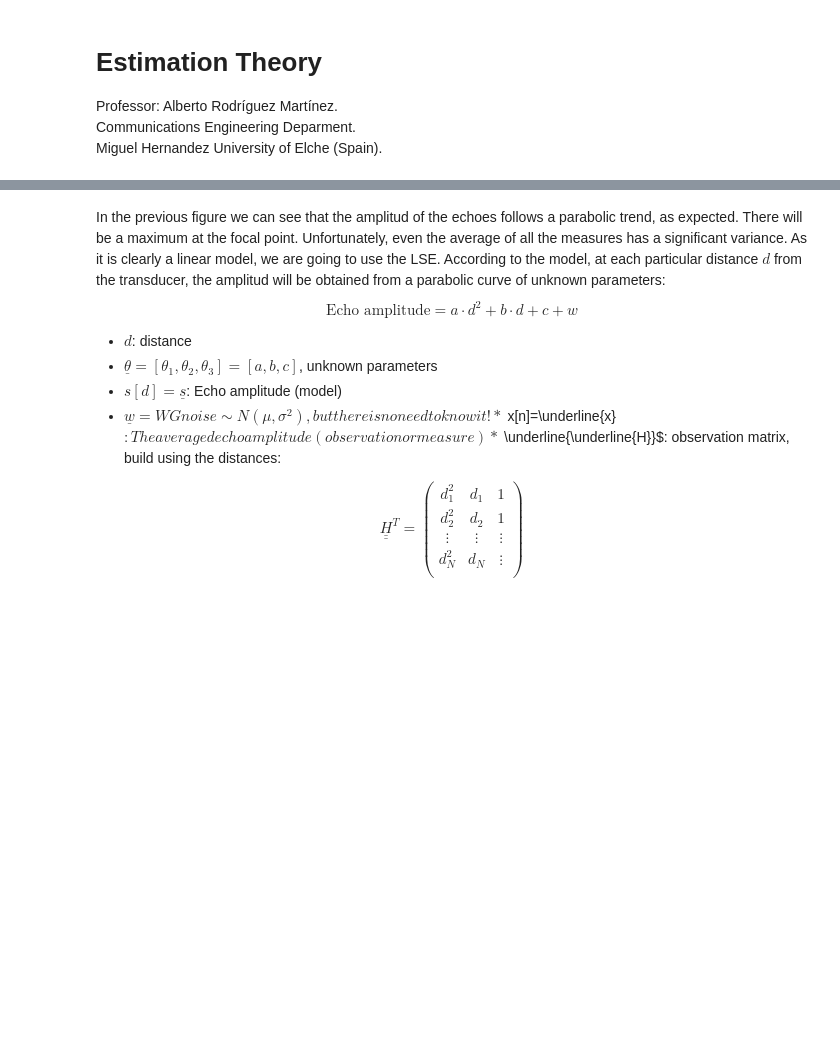
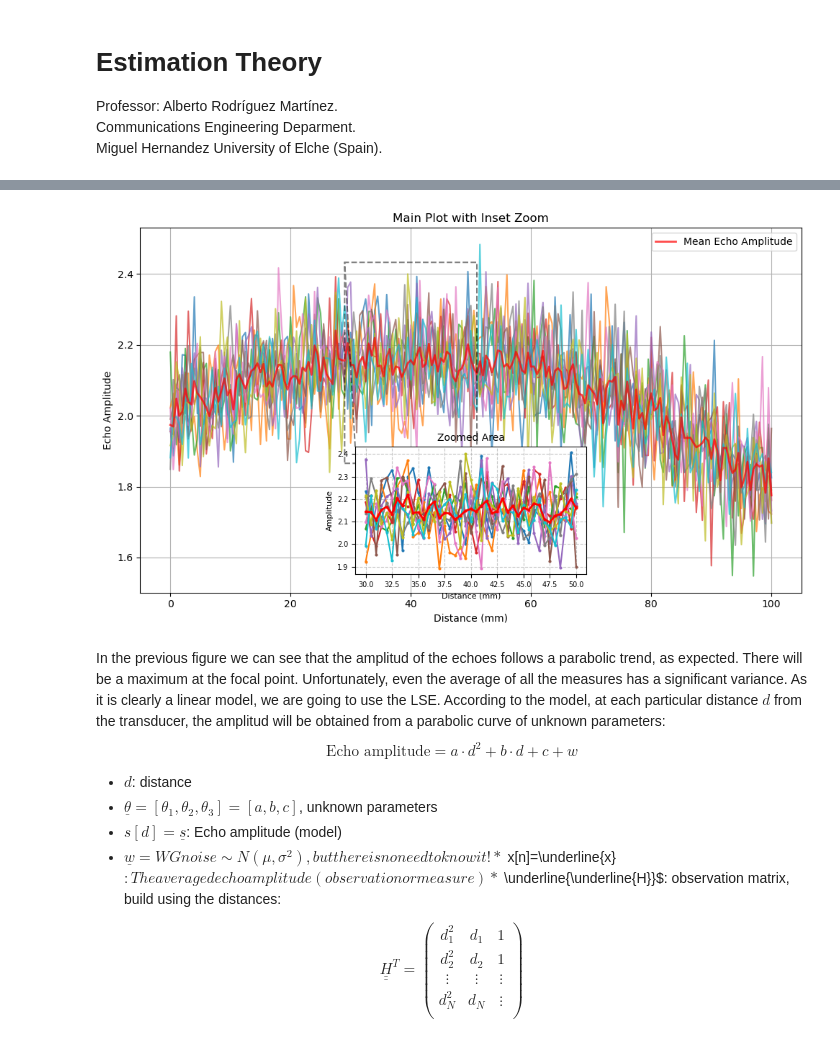
Before and after one commit to Alberto-Rodriguez-Martinez/statistical-signal-processing, a Jupyter notebook: notebooks/Estimation_Theory.ipynb, the cells around one changed output, grey strips where cells are left out. Cells and saved outputs as stored; diff of their text form; code cells hidden in the pictures; blank space fills up the shorter version.

```diff
--- a/notebooks/Estimation_Theory.ipynb
+++ b/notebooks/Estimation_Theory.ipynb
@@ -346,6 +293,15 @@ In this practice, we will see a real case of applying parameter estimation to so
 
 We will try to estimate the focal distance of the transducer from calibration measurements. The calibration measurements will consist of obtaining the maximum received ultrasonic signal when a reference reflector is illuminated at different distances. That is, a reflector is placed on the transducer surface and moved away from it in 2mm intervals while ultrasonic pulses are generated and the reflected signals are recorded. Then, the maximum of each reflected pulse is measured, thus obtaining the trend of the acoustic field's maximum as a function of the reflector's distance from the transducer. We are now going to load and plot some data, to see if there is any trend that help us bulid a model. We will repeat the experiment 10 times, and then average the measurements at each distance to reduce the variance.
 # %%
+# next lines are needed to find data and code
+from pathlib import Path
+import sys
+# notebook folder (D:\proyecto_dardos\notebooks)
+notebook_dir = Path.cwd()
+project_root = notebook_dir.parent
+# add foler 'codigo' to the modeules path
+sys.path.append(str(project_root / "codigo"))
+
 import numpy as np  # importamos numpy, librería de cálculo científico
 from scipy import signal  # importamos numpy, librería de procesado de señal
 from scipy import stats  # importamos numpy, librería de estadística y probabilidad
@@ -353,16 +309,20 @@ import matplotlib.pylab as plt  # importamos matplotly, librería para represent
 
 # Here we create our function to load the data
 def loadmydata(fname, N, Nsets):
-  y = np.loadtxt(fname=fname)
-  y = np.reshape(y,(Nsets,N)).T
-  return y
+    y = np.loadtxt(fname=fname)
+    # Comprobación opcional para evitar errores silenciosos
+    if y.size != N * Nsets:
+        raise ValueError(f"Tamaño de datos {y.size} != N*Nsets = {N*Nsets}")
+    y = np.reshape(y, (Nsets, N)).T
+    return y
 
-distance = np.loadtxt(fname='./Datos_P2_txt/EM1_TA_1_X.txt',max_rows=None)
-N = len(x)
+distance = np.loadtxt(fname=str(project_root) + '/data/Datos_P2_txt/EM1_TA_1_X.txt',max_rows=None)
+N = len(distance)
+
 
 # load EM1 (all sets):
-Echo_Amp = loadmydata(fname='./Datos_P2_txt/EM2_TA_10_Y.txt', N=N, Nsets=10)
-MEan_Echo_Amp = np.mean(Echo_Amp, axis=1)
+Echo_Amp = loadmydata(fname=str(project_root) + '/data/Datos_P2_txt/EM1_TA_10_Y.txt', N=N, Nsets=10)
+Mean_Echo_Amp = np.mean(Echo_Amp, axis=1)
 
 
 # Let's define the region we want to zoom in on
@@ -393,33 +353,35 @@ ax.legend()
 #   - Start at 60% of the parent axes width from the left
 #   - Start at 60% of the parent axes height from the bottom
 #   - Have a width of 30% of the parent axes width
 #   - Have a height of 30% of the parent axes height
 # Calculate x for centering: (1 - inset_width) / 2
 inset_width = 0.35
 inset_height = 0.35
 inset_x_centered = (1 - inset_width) / 2
 inset_y_bottom = 0.05 # A small value to place it near the bottom
 
 # Position the inset axes in the bottom-center
 axins = ax.inset_axes([inset_x_centered, inset_y_bottom, inset_width, inset_height])
 
 # Plot the zoomed data on the inset axes
 axins.plot(zoomed_distance*1000, zoomed_amplitude, linestyle='-', marker='.', markersize=4)
 axins.plot(zoomed_distance*1000, zoomed_mean_amplitude, linestyle='-', marker='.',
            color='red', lw=2, markersize=4, label='Zoomed Region')
 axins.set_title("Zoomed Area", fontsize=10) # Title for the inset
 axins.set_xlabel("Distance (mm)", fontsize=8) # Smaller labels for inset
 axins.set_ylabel("Amplitude", fontsize=8)
 axins.tick_params(labelsize=7) # Smaller tick labels
 axins.grid(True, linestyle='--', alpha=0.7) # Grid for the inset
 
 # --- 4. (Optional but recommended) Indicate the zoomed region on the main plot ---
 # This draws a rectangle on the main plot to show exactly what area is being magnified.
 # And connects the inset box to the magnified region using lines.
 ax.indicate_inset_zoom(axins, edgecolor="black", linestyle='--', linewidth=1.5)
 
 plt.tight_layout() # Adjust layout to prevent overlapping elements
 plt.show()
+# %% [output]
+[figure, added]
 # %% [markdown]
 In the previous figure we can see that the amplitud of the echoes follows a parabolic trend, as expected. There will be a maximum at the focal point. Unfortunately, even the average of all the measures has a significant variance. As it is clearly a linear model, we are going to use the LSE. According to the model, at each particular distance $d$ from the transducer, the amplitud will be obtained from a parabolic curve of unknown parameters:
 $$
```
Also changed, not shown: parts of 17 cells of this notebook.
